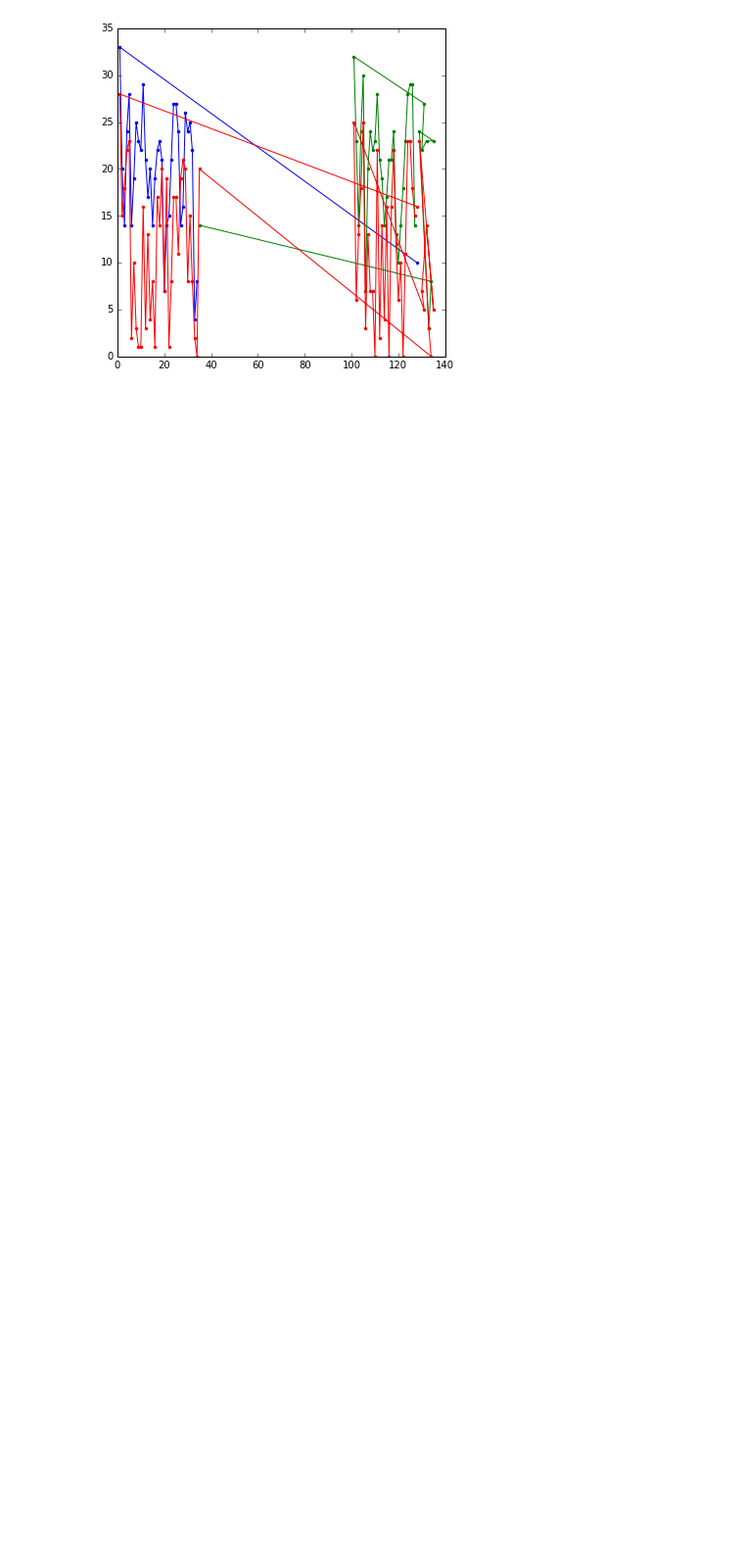
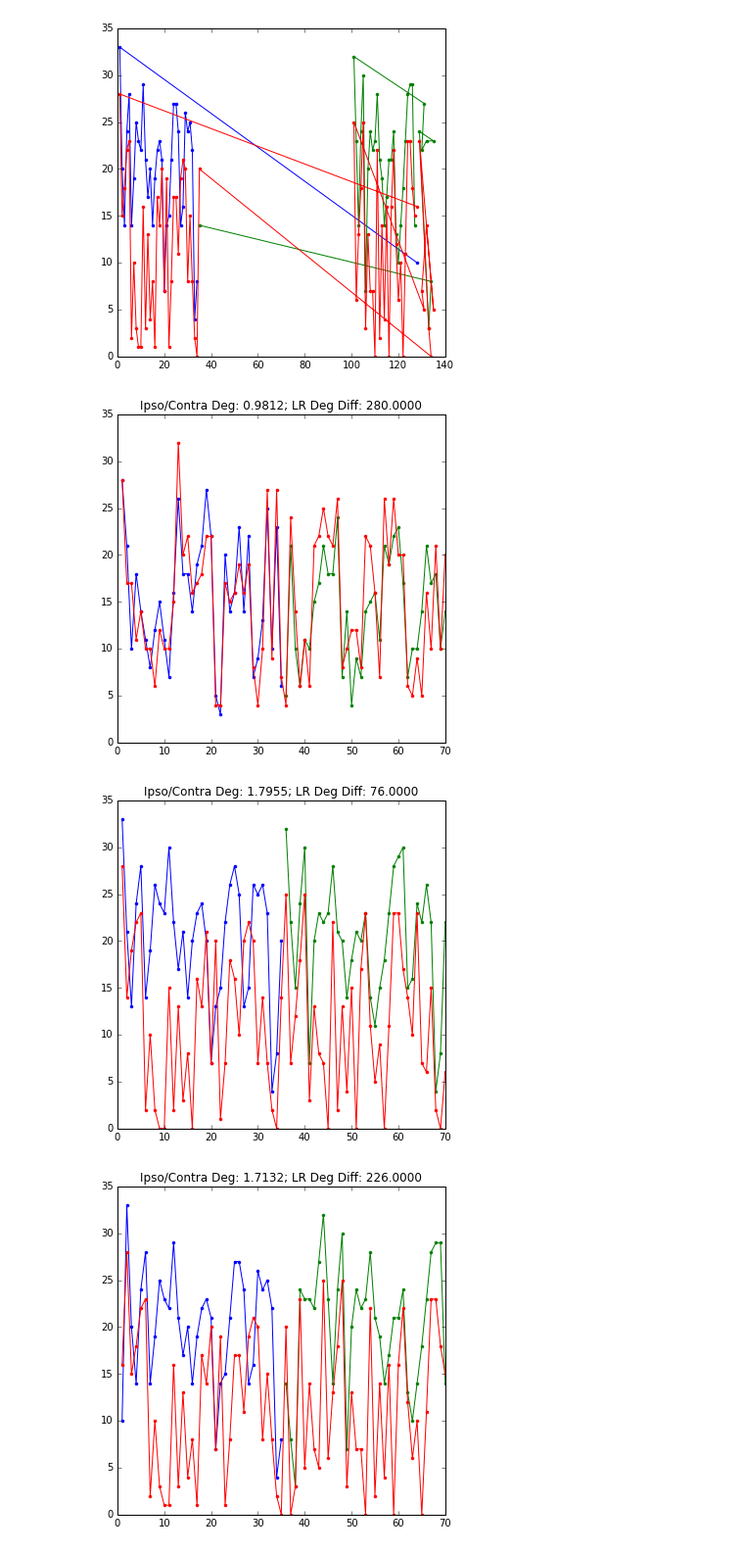
Before and after one commit to neurodata/desikan, a Jupyter notebook: desikan_analysis.ipynb, the cells around one changed output. Shown at 98% size. Cells and saved outputs as stored; diff of their text form; code cells hidden in the pictures; blank space fills up the shorter version.

```diff
--- a/desikan_analysis.ipynb
+++ b/desikan_analysis.ipynb
@@ -224,3 +224,38 @@ for ky in g:
 [figure]
 [figure]
 [figure]
+# %%
+# track Left-Left connectivity, Right-Right, and Left-Right. Observe degree sequence for each node.
+
+for ky in g:
+    graph = g[ky].get_graph()
+    N = len(graph.nodes())
+    LLnodes = graph.nodes()[0:N/2]
+    LL = graph.subgraph(LLnodes)
+    LLdegs = [LL.degree()[n] for n in LLnodes]
+
+    RRnodes = graph.nodes()[N/2:N]
+    RR = graph.subgraph(RRnodes)
+    RRdegs = [RR.degree()[n] for n in RRnodes]
+
+    LRnodes = graph.nodes()
+    tmp = LLdegs + RRdegs
+    degs = [graph.degree()[n] for n in LRnodes]
+    LRdegs = [a_i - b_i for a_i, b_i in zip(degs, tmp)]
+
+    plt.figure(figsize=(6,6))
+    xL = np.arange(1, len(LLnodes)+1)
+    xR = np.arange(len(LLnodes)+1, len(LLnodes)+len(RRnodes)+1)
+    xLR = np.arange(1, len(LRnodes)+1)
+
+    plt.plot(xL, LLdegs, 'b.-')
+    plt.hold(True)
+    plt.plot(xR, RRdegs, 'g.-')
+    plt.plot(xLR, LRdegs, 'r.-')
+    hemi_ratio = np.linalg.norm(np.array((LLdegs+RRdegs)), ord=1)/np.linalg.norm(np.array(LRdegs), ord=1)
+    lr_ratio = np.linalg.norm(np.array(LLdegs) - np.array(RRdegs), ord=1)
+    plt.title('Ipso/Contra Deg: %1.4f; LR Deg Diff: %1.4f' % (hemi_ratio, lr_ratio))
+# %% [output]
+[figure, added]
+[figure, added]
+[figure, added]
```
Also changed, not shown: parts of 2 cells of this notebook.
